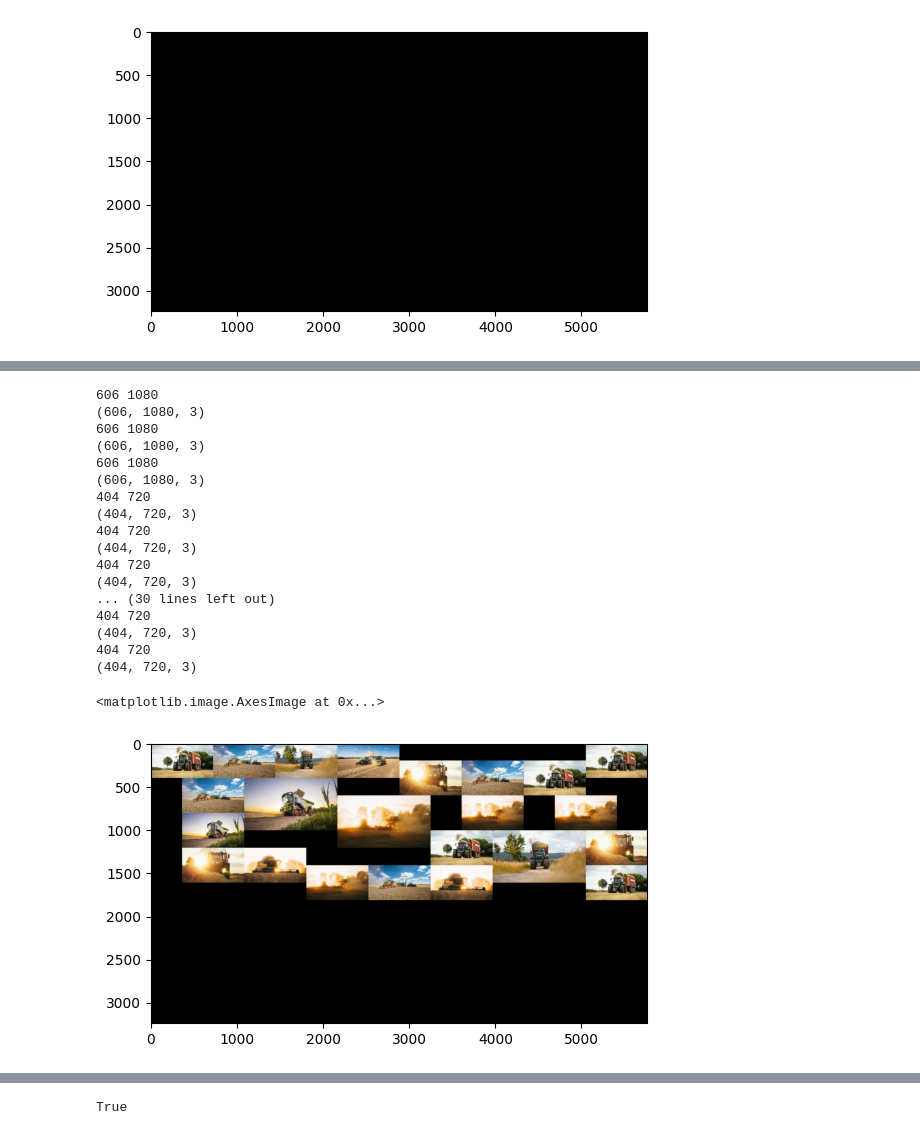
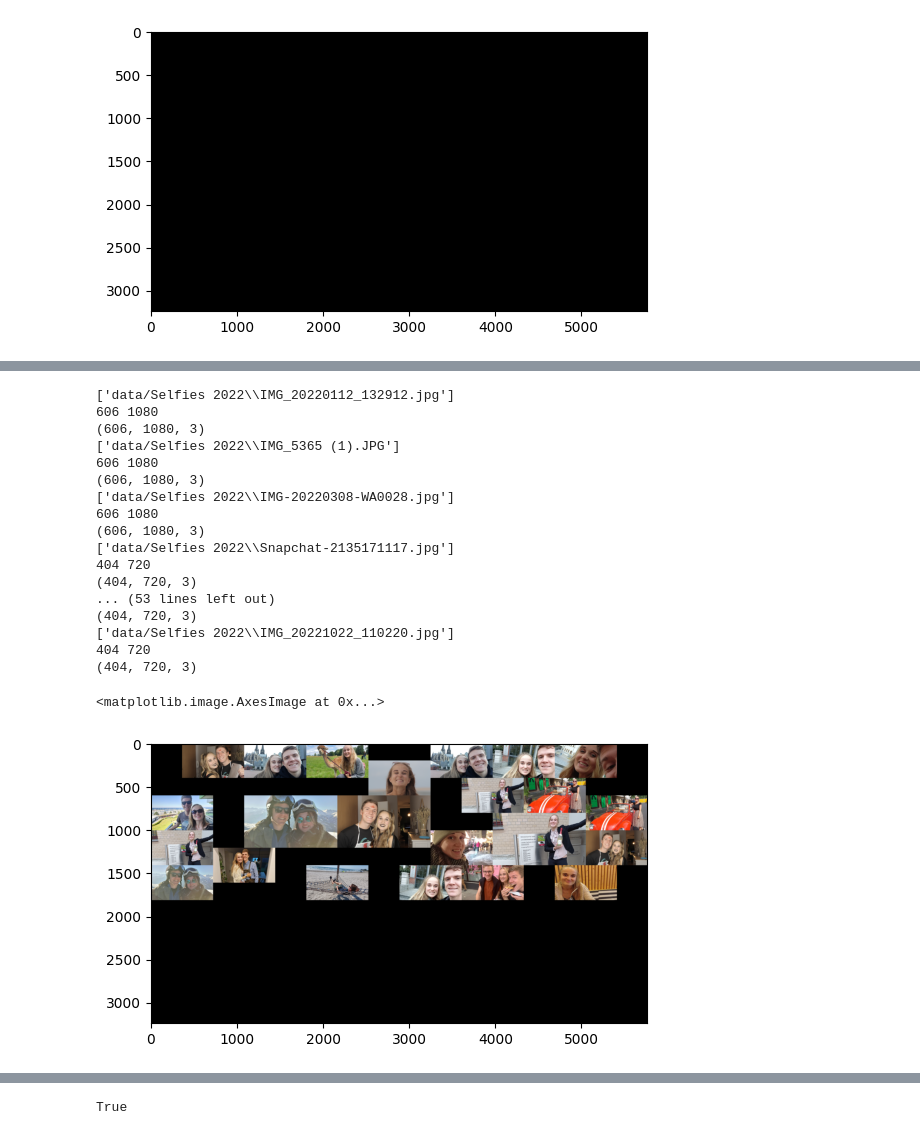
Before and after one commit to mgoetze06/learnPy, a Jupyter notebook: mosaic/mosaic.ipynb, the cells around one changed output, grey strips where cells are left out. Cells and saved outputs as stored; diff of their text form; code cells hidden in the pictures.

```diff
--- a/mosaic/mosaic.ipynb
+++ b/mosaic/mosaic.ipynb
@@ -292,45 +266,49 @@ size is 2by2
 # %%
-images = glob.glob("data/*JPG")
+images = glob.glob("data/Selfies 2022/*")
 for ms in mosaic:
-    img = random.sample(images, 1)
-    #print(img)
+    i = 0
+    while i < 5:
+        img = random.sample(images, 1)
+        i += 1
+    print(img)
+
     img = cv2.resize(cv2.imread(img[0]),(psm_width*(ms.size),psm_height*(ms.size)))
     #cv2.imshow("img",img)
     #cv2.waitKey(0)
     #cv2.destroyAllWindows()
     #plt.imshow(img)
     #print(ms)
     x1 = ms.startx*psm_width
     y1 = ms.starty*psm_height
     x2 = ms.startx*psm_width + (ms.size)*psm_width
     y2 = ms.starty*psm_height + (ms.size)*psm_height
 
     print(y2-y1,x2-x1)
     print(img.shape)
     #print(img.dtype)
     #collage[y1:y2,x1:x2,0] = img[...,0]
     collage[y1:y2,x1:x2] = img
 plt.imshow(cv2.cvtColor(collage,cv2.COLOR_BGR2RGB))
 # %% [output]
+['data/Selfies 2022\\IMG_20220112_132912.jpg']
 606 1080
 (606, 1080, 3)
+['data/Selfies 2022\\IMG_5365 (1).JPG']
 606 1080
 (606, 1080, 3)
+['data/Selfies 2022\\IMG-20220308-WA0028.jpg']
 606 1080
 (606, 1080, 3)
+['data/Selfies 2022\\Snapchat-2135171117.jpg']
 404 720
 (404, 720, 3)
+... (53 lines left out)
+(404, 720, 3)
+['data/Selfies 2022\\IMG_20221022_110220.jpg']
 404 720
 (404, 720, 3)
-404 720
-(404, 720, 3)
-... (30 lines left out)
-404 720
-(404, 720, 3)
-404 720
-(404, 720, 3)
 <matplotlib.image.AxesImage at 0x...>
-[figure, old version]
+[figure, new version]
 # %%
 for row_ind, row in enumerate(basegrid):
     for col_ind, col in enumerate(row):
```
Also changed, not shown: parts of 11 cells of this notebook, 2 other files.
